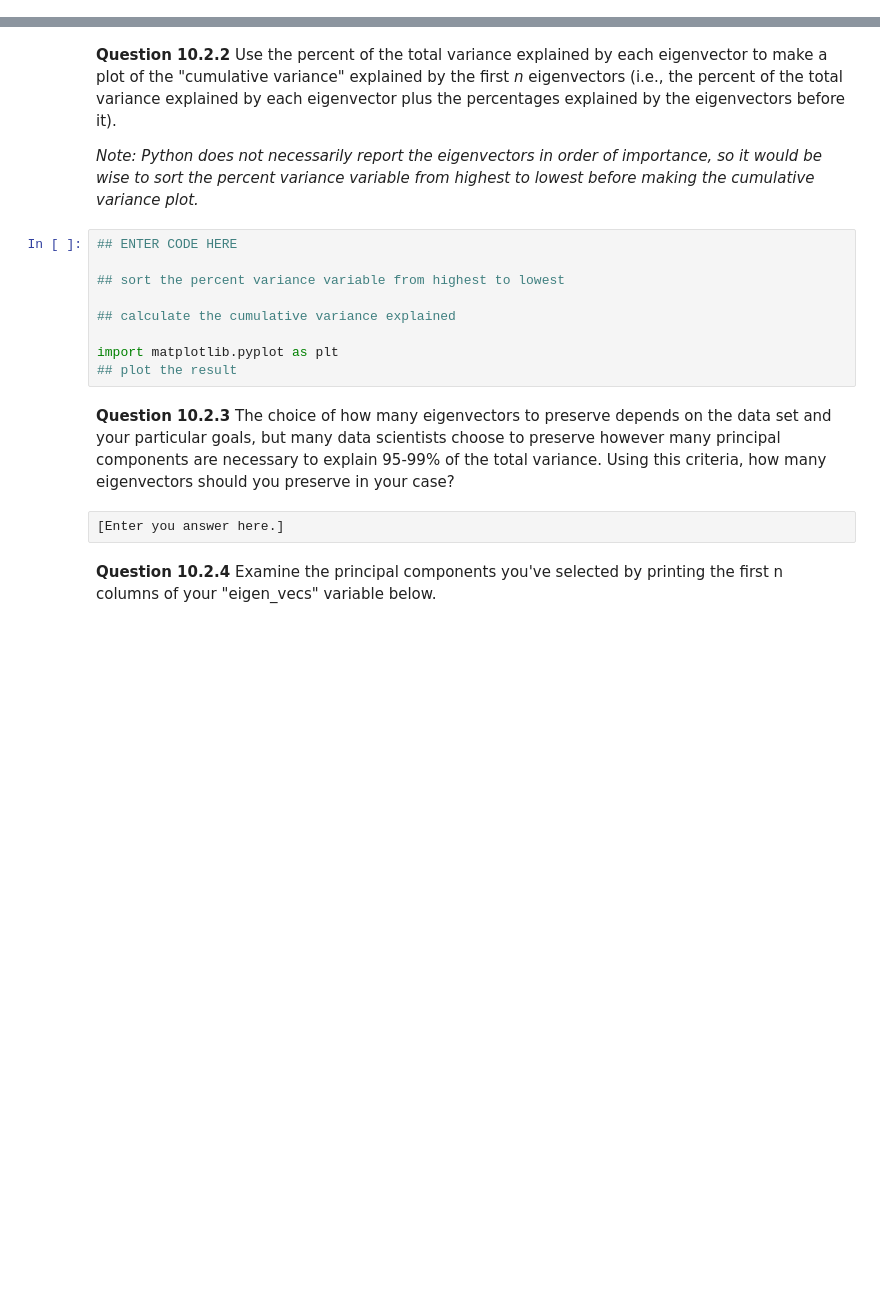
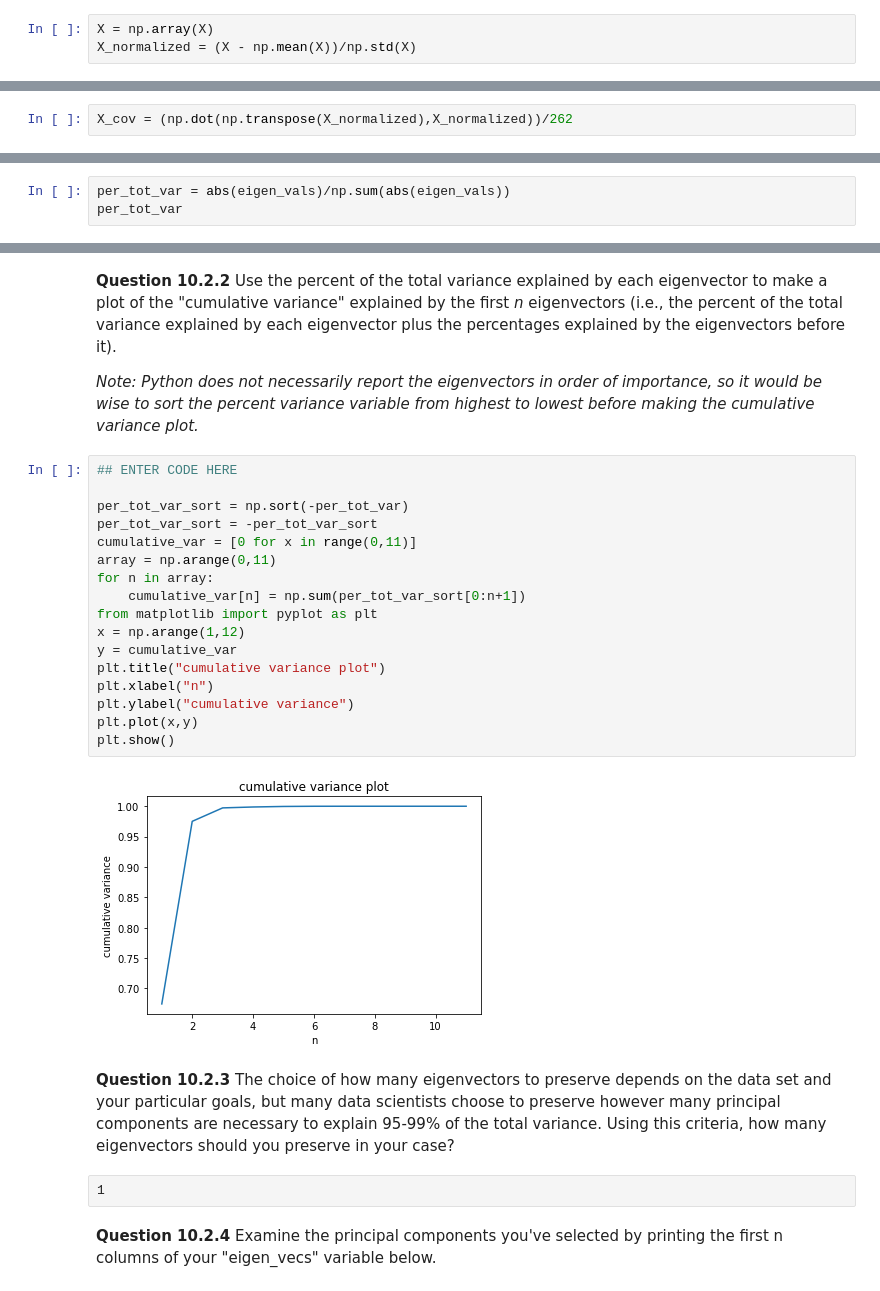
Before and after one commit to zhangxy899/ACES, a Jupyter notebook: 10_Data_Science_I_studentversion.ipynb, the cells around one changed output, grey strips where cells are left out. Saved outputs shown, nothing was run; the diff lists cells and outputs as text; blank space fills up the shorter version.

```diff
--- a/10_Data_Science_I_studentversion.ipynb
+++ b/10_Data_Science_I_studentversion.ipynb
@@ -53,3 +53,6 @@ X[:,10] = -X[:,10]
+# %%
+X = np.array(X)
+X_normalized = (X - np.mean(X))/np.std(X)
 # %% [markdown]
 **Question 10.1.3** Next, compute the covariance matrix of the normalized data matrix, defined as 𝜮 below. Here, m is the number of observations in each column and the superscript T indicates the transpose of a matrix.
 # %% [markdown]
@@ -61,3 +62,5 @@ X[:,10] = -X[:,10]
+# %%
+X_cov = (np.dot(np.transpose(X_normalized),X_normalized))/262
 # %% [markdown]
 Finally, use the code below to run a built-in numpy function that will obtain the eigenvectors and eigenvalues of the covariance matrix:
 # %%
@@ -75,0 +77,3 @@ While 11 eigenvectors were calculated, not all of them are equally important in
+# %%
+per_tot_var = abs(eigen_vals)/np.sum(abs(eigen_vals))
+per_tot_var
@@ -77,18 +85,28 @@ While 11 eigenvectors were calculated, not all of them are equally important in
 **Question 10.2.2** Use the percent of the total variance explained by each eigenvector to make a plot of the "cumulative variance" explained by the first *n* eigenvectors (i.e., the percent of the total variance explained by each eigenvector plus the percentages explained by the eigenvectors before it).
 
 *Note: Python does not necessarily report the eigenvectors in order of importance, so it would be wise to sort the percent variance variable from highest to lowest before making the cumulative variance plot.*
-# %%
-## ENTER CODE HERE
-
-## sort the percent variance variable from highest to lowest
-
-## calculate the cumulative variance explained
-
-import matplotlib.pyplot as plt
-## plot the result
+# %%
+## ENTER CODE HERE
+
+per_tot_var_sort = np.sort(-per_tot_var)
+per_tot_var_sort = -per_tot_var_sort
+cumulative_var = [0 for x in range(0,11)]
+array = np.arange(0,11)
+for n in array:
+    cumulative_var[n] = np.sum(per_tot_var_sort[0:n+1])
+from matplotlib import pyplot as plt
+x = np.arange(1,12)
+y = cumulative_var
+plt.title("cumulative variance plot")
+plt.xlabel("n")
+plt.ylabel("cumulative variance")
+plt.plot(x,y)
+plt.show()
+# %% [output]
+[figure, added]
 # %% [markdown]
 **Question 10.2.3** The choice of how many eigenvectors to preserve depends on the data set and your particular goals, but many data scientists choose to preserve however many principal components are necessary to explain 95-99% of the total variance. Using this criteria, how many eigenvectors should you preserve in your case?
-# %% [raw]
-[Enter you answer here.]
+# %% [raw]
+1
 # %% [markdown]
 **Question 10.2.4** Examine the principal components you've selected by printing the first n columns of your "eigen_vecs" variable below.
```
Also changed, not shown: parts of 19 cells of this notebook.
